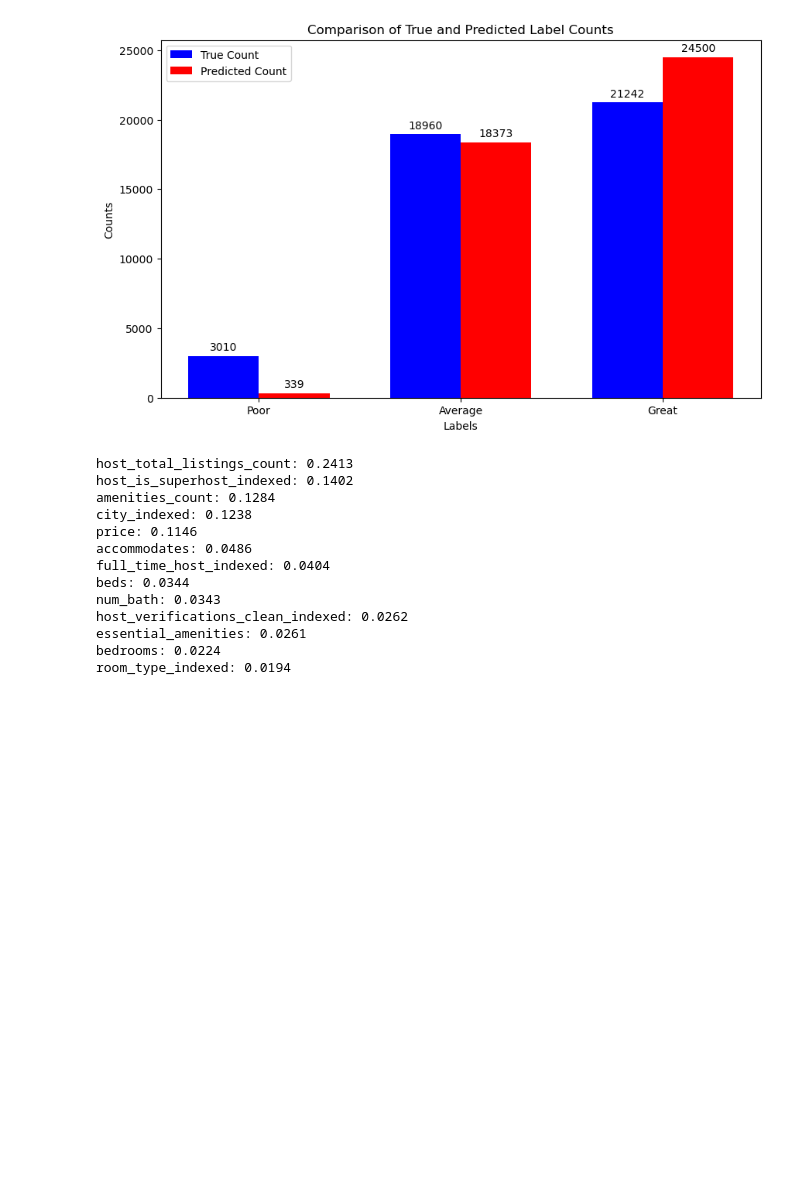
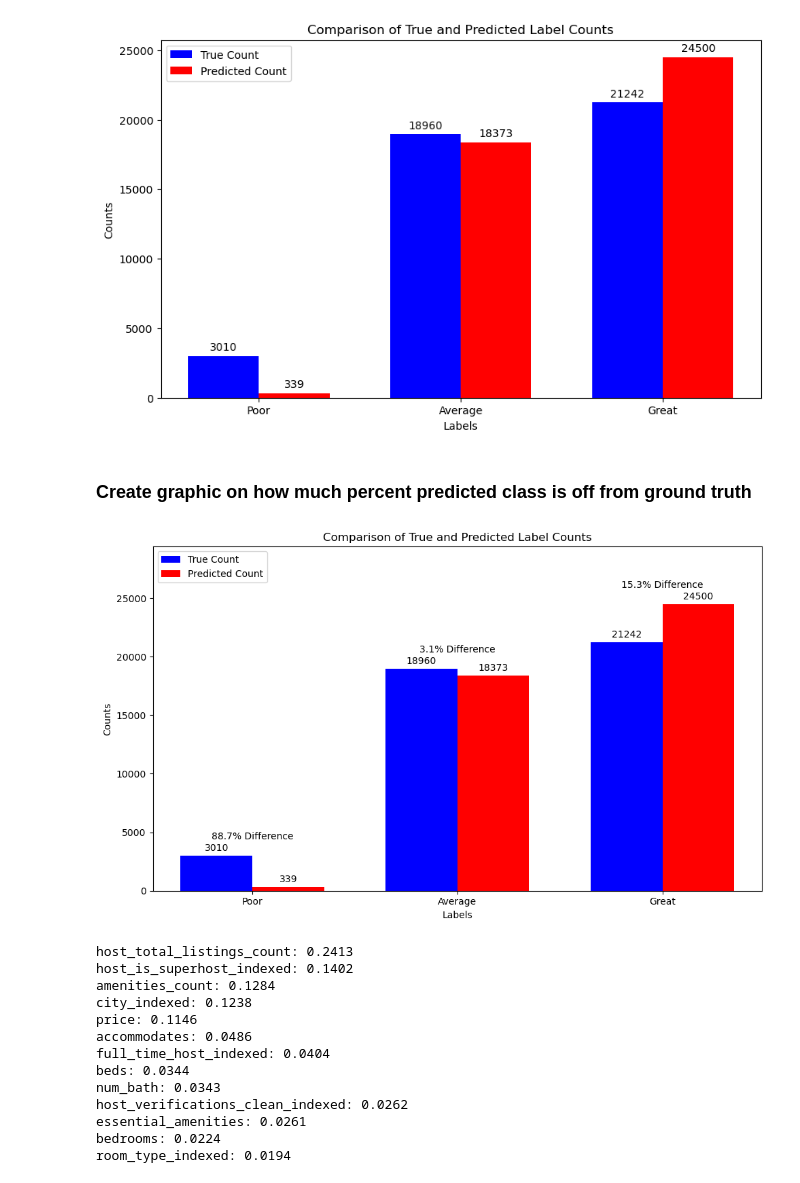
Before and after one commit to jinoh0731/Big-Data-Project-AirBnB-Clustering, a Jupyter notebook: milestone4/random_forest/Milestone4-Load_Model.ipynb, the cells around one changed output. Cells and saved outputs as stored; diff of their text form; code cells hidden in the pictures; blank space fills up the shorter version.

```diff
--- a/milestone4/random_forest/Milestone4-Load_Model.ipynb
+++ b/milestone4/random_forest/Milestone4-Load_Model.ipynb
@@ -180,6 +214,55 @@ add_labels(bar2)
 plt.show()
 # %% [output]
 [figure]
+# %% [markdown]
+### Create graphic on how much percent predicted class is off from ground truth
+# %%
+# Create bar plot on ground truth vs. predicted
+bar_width = 0.35
+index = np.arange(len(combined_df['label']))
+
+fig, ax = plt.subplots(figsize=(10, 6))  # Adjusting figure size to accommodate legend
+bar1 = ax.bar(index - bar_width/2, combined_df['true_count'], bar_width, label='True Count', color='b')
+bar2 = ax.bar(index + bar_width/2, combined_df['predicted_count'], bar_width, label='Predicted Count', color='r')
+
+ax.set_xlabel('Labels')
+ax.set_ylabel('Counts')
+ax.set_title('Comparison of True and Predicted Label Counts')
+ax.set_xticks(index)
+ax.set_xticklabels(combined_df['label'])
+
+# Adding text labels above the bars for counts
+def add_labels(bars):
+    for bar in bars:
+        height = bar.get_height()
+        ax.annotate('{}'.format(height),
+                    xy=(bar.get_x() + bar.get_width() / 2, height),
+                    xytext=(0, 3),  # 3 points vertical offset
+                    textcoords="offset points",
+                    ha='center', va='bottom')
+
+add_labels(bar1)
+add_labels(bar2)
+
+# Calculate and annotate percentage difference with the word "Difference"
+for i, (true_count, predicted_count) in enumerate(zip(combined_df['true_count'], combined_df['predicted_count'])):
+    percentage_diff = abs(true_count - predicted_count) / true_count * 100
+    # Adjust the y-coordinate for annotation to be above the highest bar + some offset
+    y_coordinate = max(true_count, predicted_count) + 0.05 * max(combined_df['true_count'].max(), combined_df['predicted_count'].max())
+    ax.annotate(f'{percentage_diff:.1f}% Difference',
+                xy=(index[i], y_coordinate),
+                ha='center', va='bottom')
+
+# Move the legend to the side of the plot
+ax.legend(loc='upper left')
+
+# Adjust the ylim to accommodate the annotations, considering the new text added
+plt.ylim(0, 1.2 * max(combined_df['true_count'].max(), combined_df['predicted_count'].max()))
+
+plt.tight_layout()  # Ensure the plot is nicely fit in the figure
+plt.show()
+# %% [output]
+[figure, added]
 # %%
 # Create feature importance graphic
 feature_names = ['host_is_superhost_indexed', 'city_indexed', 'room_type_indexed', 'full_time_host_indexed',
```
Also changed, not shown: parts of 11 cells of this notebook.
